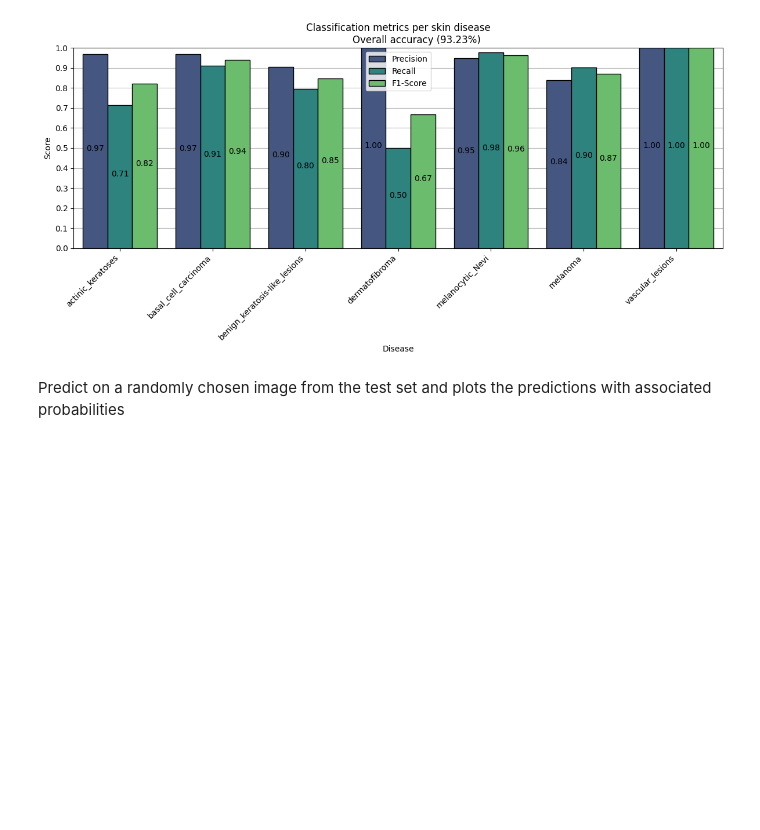
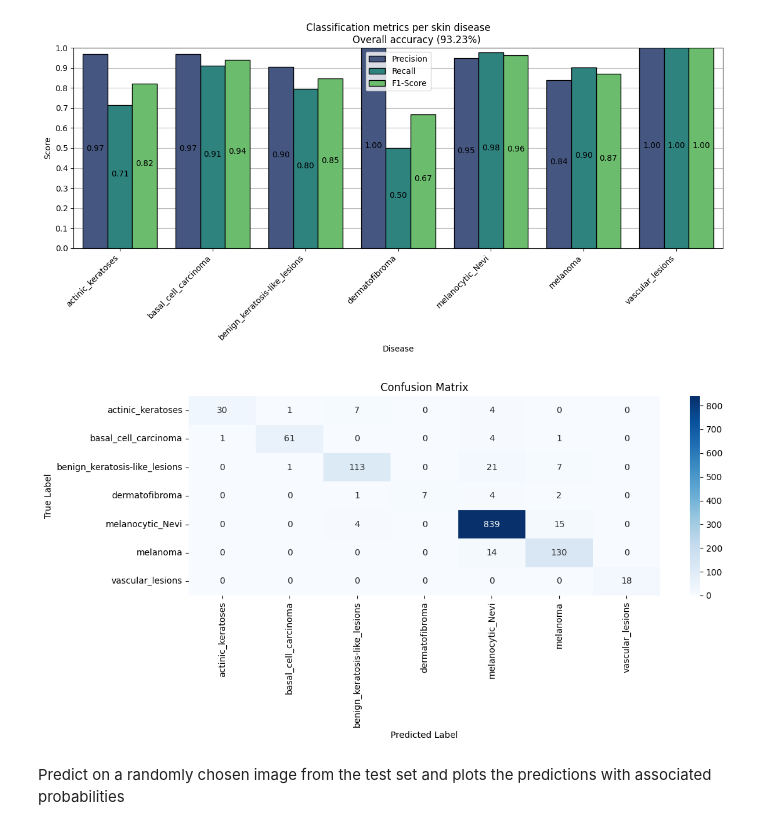
Before and after one commit to irrif/Computer_vision_skin_cancer_classification, a Jupyter notebook: skin_cancer.ipynb, the cells around one changed output. Cells and saved outputs as stored; diff of their text form; code cells hidden in the pictures; blank space fills up the shorter version.

```diff
--- a/skin_cancer.ipynb
+++ b/skin_cancer.ipynb
@@ -291,6 +289,26 @@ plt.tight_layout()
 plt.show()
 # %% [output]
 [figure]
+# %%
+y_true = metrics['correct_labels']
+y_pred = metrics['predicted_labels']
+normalize = False
+class_names = label_mapping.values()
+
+cm = confusion_matrix(y_true, y_pred)
+if normalize:
+    cm = cm.astype('float') / cm.sum(axis=1, keepdims=True)
+
+plt.figure(figsize=(12, 6))
+sns.heatmap(cm, annot=True, fmt='.2f' if normalize else 'd', cmap='Blues',
+            xticklabels=class_names, yticklabels=class_names)
+plt.xlabel('Predicted Label')
+plt.ylabel('True Label')
+plt.title('Confusion Matrix' + (' (Normalized)' if normalize else ''))
+plt.tight_layout()
+plt.show()
+# %% [output]
+[figure, added]
 # %% [markdown]
 Predict on a randomly chosen image from the test set and plots the predictions with associated probabilities
 # %%
```
Also changed, not shown: parts of 3 cells of this notebook.
